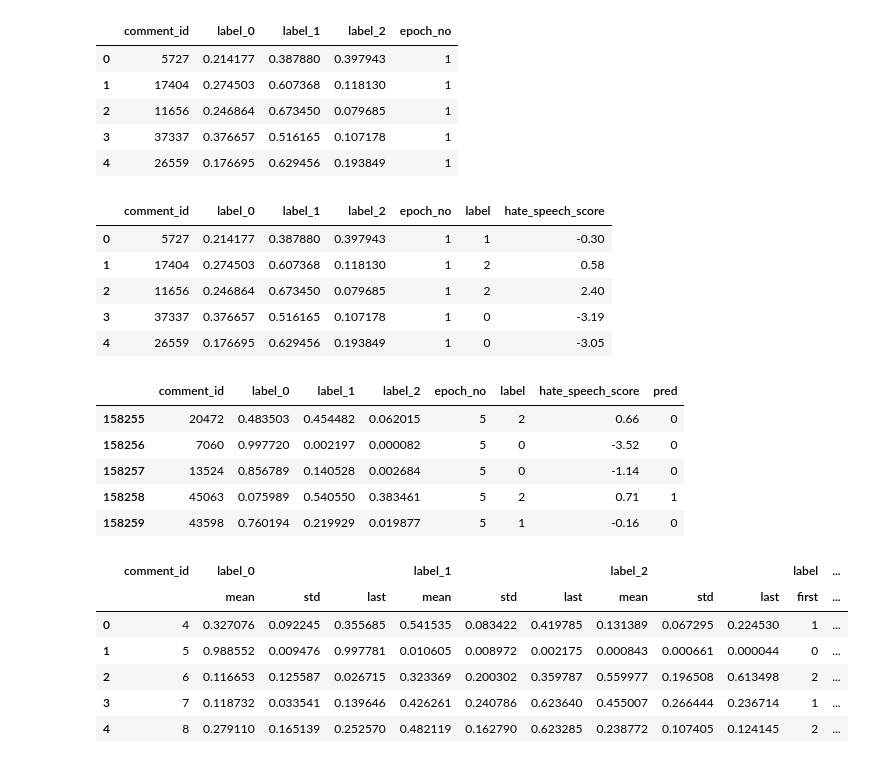
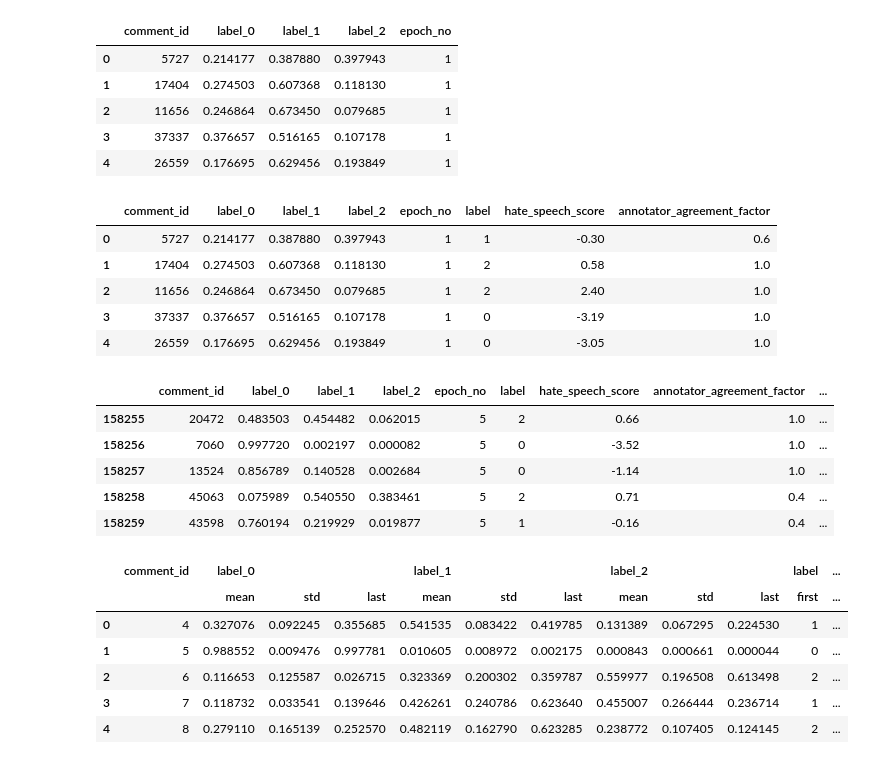
Before and after one commit to abhishekanand1710/difficult-data, a Jupyter notebook: 1-Dataset-Cartography-Hate-Speech-Classification.ipynb, the cells around one changed output. Cells and saved outputs as stored; diff of their text form; code cells hidden in the pictures.

Commit message:
Kaggle Notebook | 1-Dataset-Cartography-Hate-Speech-Classification | Version 4

```diff
--- a/1-Dataset-Cartography-Hate-Speech-Classification.ipynb
+++ b/1-Dataset-Cartography-Hate-Speech-Classification.ipynb
@@ -74,7 +74,15 @@ df[df['comment_id'] == 47101]['hate_speech_score']
 46708    0.36
 69660    0.36
 Name: hate_speech_score, dtype: float64
+# %%
+def get_agreement_score(x):
+    mode_result = x.mode()
+    mode_count = (x == mode_result.iloc[0]).sum()
+    ln = len(x)
+
+    return round(mode_count/ln*5)/5
 # %%
-text_df = df[['comment_id', 'text', 'hate_speech_score']].copy().drop_duplicates()
+text_df = df.groupby('comment_id', as_index=False).agg({'text': 'first', 'hate_speech_score': 'first', 'hatespeech': get_agreement_score})
+text_df.columns = ['comment_id', 'text', 'hate_speech_score', 'annotator_agreement_factor']
 text_df.head()
 # %% [output]
@@ -487,15 +496,15 @@ train_values_df.head()
 | 3 | 37337 | 0.376657 | 0.516165 | 0.107178 | 1 |
 | 4 | 26559 | 0.176695 | 0.629456 | 0.193849 | 1 |
 # %%
-train_values_df = pd.merge(train_values_df, text_df[['comment_id', 'label', 'hate_speech_score']], on='comment_id', how='left')
+train_values_df = pd.merge(train_values_df, text_df[['comment_id', 'label', 'hate_speech_score', 'annotator_agreement_factor']], on='comment_id', how='left')
 train_values_df.head()
 # %% [output]
-|  | comment_id | label_0 | label_1 | label_2 | epoch_no | label | hate_speech_score |
-| 0 | 5727 | 0.214177 | 0.387880 | 0.397943 | 1 | 1 | -0.30 |
-| 1 | 17404 | 0.274503 | 0.607368 | 0.118130 | 1 | 2 | 0.58 |
-| 2 | 11656 | 0.246864 | 0.673450 | 0.079685 | 1 | 2 | 2.40 |
-| 3 | 37337 | 0.376657 | 0.516165 | 0.107178 | 1 | 0 | -3.19 |
-| 4 | 26559 | 0.176695 | 0.629456 | 0.193849 | 1 | 0 | -3.05 |
+|  | comment_id | label_0 | label_1 | label_2 | epoch_no | label | hate_speech_score | annotator_agreement_factor |
+| 0 | 5727 | 0.214177 | 0.387880 | 0.397943 | 1 | 1 | -0.30 | 0.6 |
+| 1 | 17404 | 0.274503 | 0.607368 | 0.118130 | 1 | 2 | 0.58 | 1.0 |
+| 2 | 11656 | 0.246864 | 0.673450 | 0.079685 | 1 | 2 | 2.40 | 1.0 |
+| 3 | 37337 | 0.376657 | 0.516165 | 0.107178 | 1 | 0 | -3.19 | 1.0 |
+| 4 | 26559 | 0.176695 | 0.629456 | 0.193849 | 1 | 0 | -3.05 | 1.0 |
 # %%
 def get_pred(label_0, label_1, label_2):
     if label_0> label_1 and label_0 > label_2:
@@ -509,10 +518,10 @@ train_values_df['pred'] = train_values_df.apply(lambda row: get_pred(row.label_0
 # %%
 train_values_df.tail()
 # %% [output]
-|  | comment_id | label_0 | label_1 | label_2 | epoch_no | label | hate_speech_score | pred |
-| 158255 | 20472 | 0.483503 | 0.454482 | 0.062015 | 5 | 2 | 0.66 | 0 |
-| 158256 | 7060 | 0.997720 | 0.002197 | 0.000082 | 5 | 0 | -3.52 | 0 |
-| 158257 | 13524 | 0.856789 | 0.140528 | 0.002684 | 5 | 0 | -1.14 | 0 |
-| 158258 | 45063 | 0.075989 | 0.540550 | 0.383461 | 5 | 2 | 0.71 | 1 |
-| 158259 | 43598 | 0.760194 | 0.219929 | 0.019877 | 5 | 1 | -0.16 | 0 |
+|  | comment_id | label_0 | label_1 | label_2 | epoch_no | label | hate_speech_score | annotator_agreement_factor | ... |
+| 158255 | 20472 | 0.483503 | 0.454482 | 0.062015 | 5 | 2 | 0.66 | 1.0 | ... |
+| 158256 | 7060 | 0.997720 | 0.002197 | 0.000082 | 5 | 0 | -3.52 | 1.0 | ... |
+| 158257 | 13524 | 0.856789 | 0.140528 | 0.002684 | 5 | 0 | -1.14 | 1.0 | ... |
+| 158258 | 45063 | 0.075989 | 0.540550 | 0.383461 | 5 | 2 | 0.71 | 0.4 | ... |
+| 158259 | 43598 | 0.760194 | 0.219929 | 0.019877 | 5 | 1 | -0.16 | 0.4 | ... |
 # %%
```
Also changed, not shown: parts of 12 cells of this notebook.
